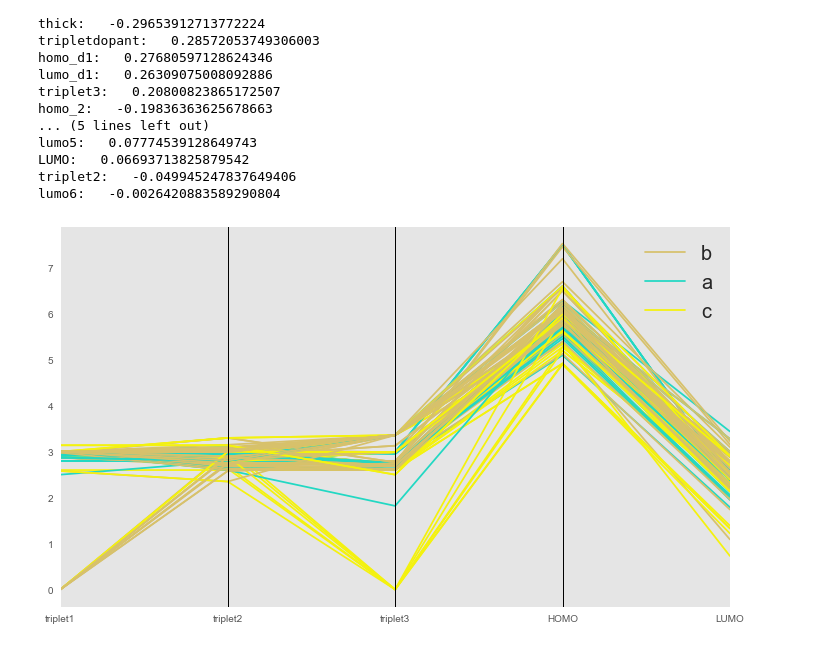
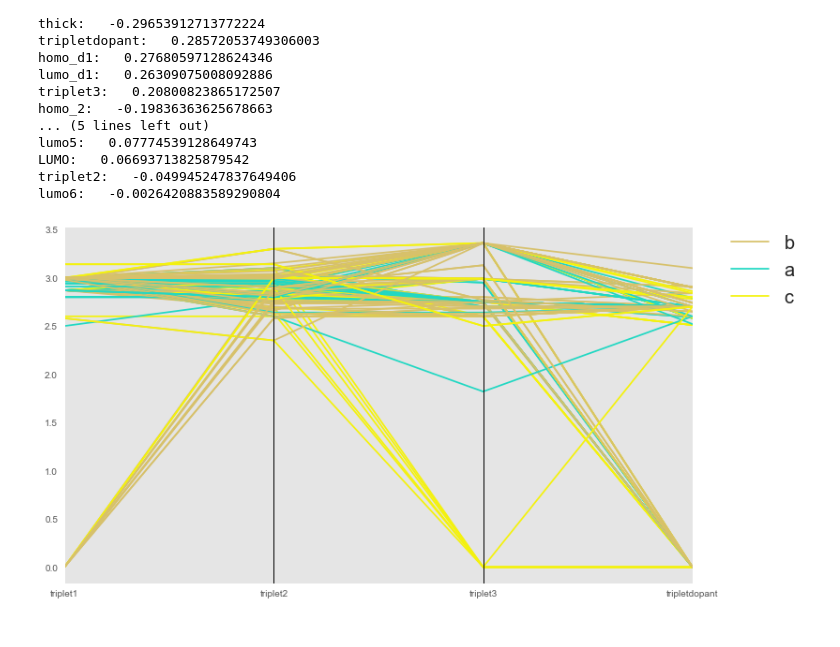
Before and after one commit to asyrafjanai/OLED-model, a Jupyter notebook: 1.4 - features extend side.ipynb, the cells around one changed output. Saved outputs shown, nothing was run; the diff lists cells and outputs as text; code cells hidden in the pictures.

```diff
--- a/1.4 - features extend side.ipynb
+++ b/1.4 - features extend side.ipynb
@@ -145,15 +145,16 @@ triplet2:   -0.049945247837649406
 lumo6:   -0.0026420883589290804
 # %%
 # parallel coordinate
-X = df[ ['triplet1']+ ['triplet2']+ ['triplet3'] + ['HOMO'] + ['LUMO'] + ['label']]
+X = df[ ['triplet1']+ ['triplet2']+ ['triplet3'] + ['tripletdopant'] + ['label']]
 
 plt.rcParams['figure.figsize'] = (12,7)
 params = {'legend.fontsize': 20, 'legend.loc':'best'}
 plt.rcParams.update(params)
 parallel_coordinates(X, 'label')
+plt.legend(bbox_to_anchor=(1.05, 1), loc=2, borderaxespad=0.)
 plt.show()
 # %% [output]
-[figure, old version]
+[figure, new version]
 # %%
 # parallel coordinate
 X = df[['thick_etl'] + ['thick']+ ['total_htl'] + ['cd/A'] +['label']]
```
Also changed, not shown: parts of 16 cells of this notebook.
